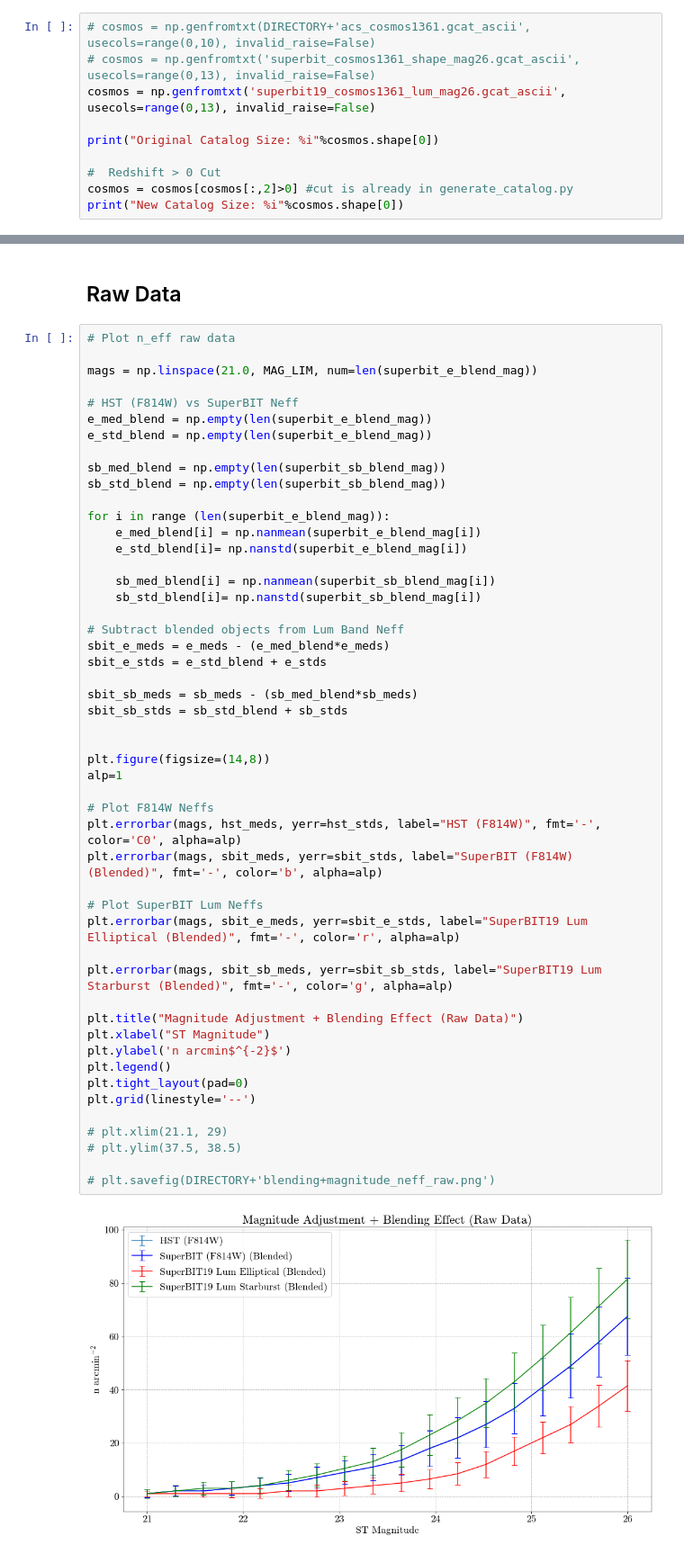
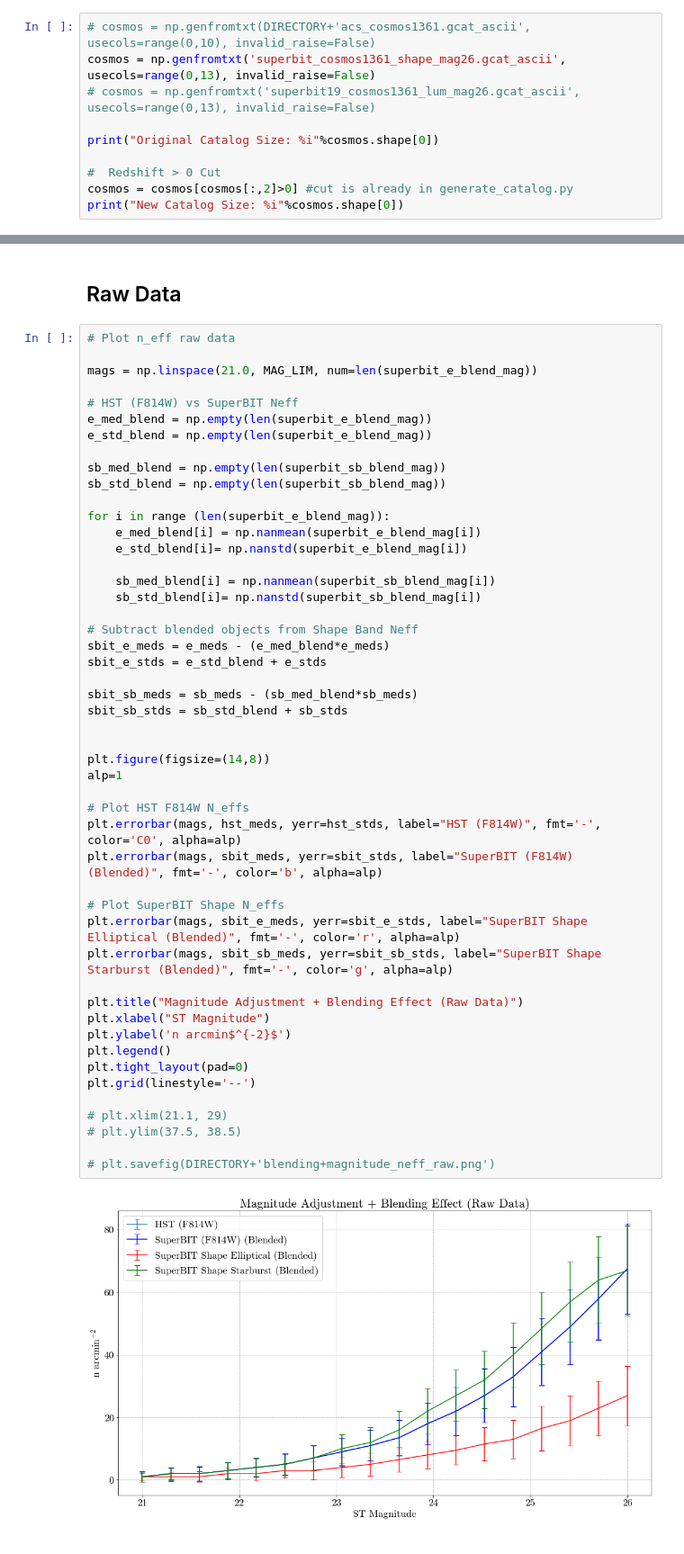
Before and after one commit to veome22/superbit_neff, a Jupyter notebook: neff_superbit.ipynb, the cells around one changed output, grey strips where cells are left out. Shown at 90% size. Saved outputs shown, nothing was run; the diff lists cells and outputs as text.

```diff
--- a/neff_superbit.ipynb
+++ b/neff_superbit.ipynb
@@ -17,8 +17,8 @@ DIRECTORY = '/mnt/44868D0F868D02A2/Users/veome/Google Drive/Academics/Senior The
 # Catalog Setup
 # %%
 # cosmos = np.genfromtxt(DIRECTORY+'acs_cosmos1361.gcat_ascii', usecols=range(0,10), invalid_raise=False)
-# cosmos = np.genfromtxt('superbit_cosmos1361_shape_mag26.gcat_ascii', usecols=range(0,13), invalid_raise=False)
-cosmos = np.genfromtxt('superbit19_cosmos1361_lum_mag26.gcat_ascii', usecols=range(0,13), invalid_raise=False)
+cosmos = np.genfromtxt('superbit_cosmos1361_shape_mag26.gcat_ascii', usecols=range(0,13), invalid_raise=False)
+# cosmos = np.genfromtxt('superbit19_cosmos1361_lum_mag26.gcat_ascii', usecols=range(0,13), invalid_raise=False)
 
 print("Original Catalog Size: %i"%cosmos.shape[0])
 
@@ -451,37 +464,36 @@ for i in range (len(superbit_e_blend_mag)):
 
     sb_med_blend[i] = np.nanmean(superbit_sb_blend_mag[i])
     sb_std_blend[i]= np.nanstd(superbit_sb_blend_mag[i])
 
-# Subtract blended objects from Lum Band Neff
+# Subtract blended objects from Shape Band Neff
 sbit_e_meds = e_meds - (e_med_blend*e_meds)
 sbit_e_stds = e_std_blend + e_stds
 
 sbit_sb_meds = sb_meds - (sb_med_blend*sb_meds)
 sbit_sb_stds = sb_std_blend + sb_stds
 
 
 plt.figure(figsize=(14,8))
 alp=1
 
-# Plot F814W Neffs
+# Plot HST F814W N_effs
 plt.errorbar(mags, hst_meds, yerr=hst_stds, label="HST (F814W)", fmt='-', color='C0', alpha=alp)
 plt.errorbar(mags, sbit_meds, yerr=sbit_stds, label="SuperBIT (F814W) (Blended)", fmt='-', color='b', alpha=alp)
 
-# Plot SuperBIT Lum Neffs
-plt.errorbar(mags, sbit_e_meds, yerr=sbit_e_stds, label="SuperBIT19 Lum Elliptical (Blended)", fmt='-', color='r', alpha=alp)
-
-plt.errorbar(mags, sbit_sb_meds, yerr=sbit_sb_stds, label="SuperBIT19 Lum Starburst (Blended)", fmt='-', color='g', alpha=alp)
+# Plot SuperBIT Shape N_effs
+plt.errorbar(mags, sbit_e_meds, yerr=sbit_e_stds, label="SuperBIT Shape Elliptical (Blended)", fmt='-', color='r', alpha=alp)
+plt.errorbar(mags, sbit_sb_meds, yerr=sbit_sb_stds, label="SuperBIT Shape Starburst (Blended)", fmt='-', color='g', alpha=alp)
 
 plt.title("Magnitude Adjustment + Blending Effect (Raw Data)")
 plt.xlabel("ST Magnitude")
 plt.ylabel('n arcmin$^{-2}$')
 plt.legend()
 plt.tight_layout(pad=0)
 plt.grid(linestyle='--')
 
 # plt.xlim(21.1, 29)
 # plt.ylim(37.5, 38.5)
 
 # plt.savefig(DIRECTORY+'blending+magnitude_neff_raw.png')
 # %% [output]
-[figure, old version]
+[figure, new version]
```
Also changed, not shown: parts of 20 cells of this notebook, 1 other file.
